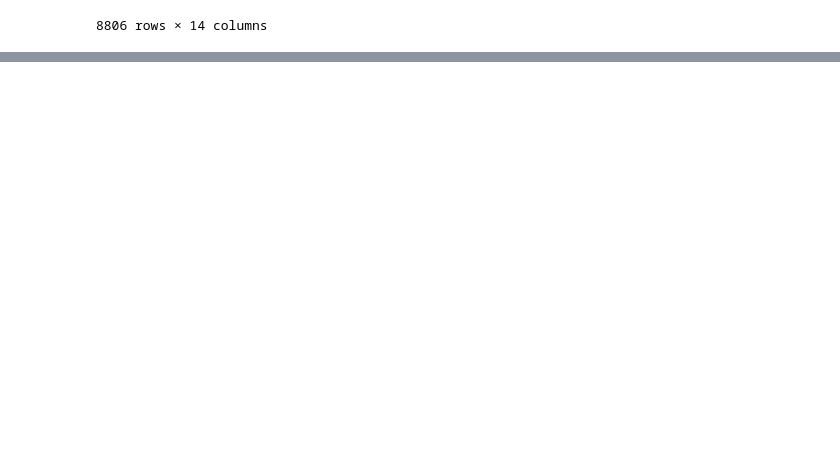
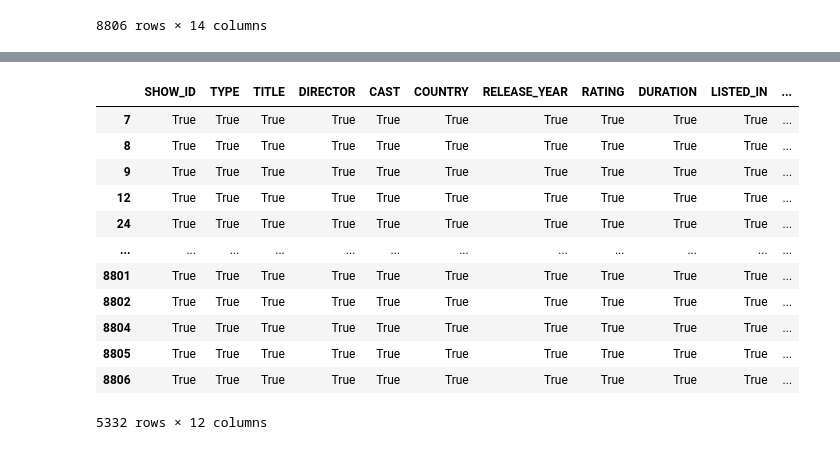
Before and after one commit to gauravvxv/Pandas, a Jupyter notebook: Notebook/pandas_practice.ipynb, the cells around one changed output, grey strips where cells are left out. Drawn from its saved outputs; the diff is of its cells as text; code cells hidden in the pictures; blank space fills up the shorter version.

```diff
--- a/Notebook/pandas_practice.ipynb
+++ b/Notebook/pandas_practice.ipynb
@@ -339,4 +339,4 @@ df
 | 8806 | s8807 | Movie | Zubaan | Mozez Singh | Vicky Kaushal, Sarah-Jane Dias, R... | India | March 2, 2019 | 2015 | TV-14 | 111 min | ... |
 8807 rows × 14 columns
 # %%
-df.drop(columns=['release_date'])
+df.drop(columns=['DATE_ADDED'],inplace=True)
@@ -383,0 +406,2 @@ df.head()
+# %%
+df.dropna(axis=0,inplace=True)
@@ -383,0 +425,16 @@ df.head()
+# %%
+df.notnull()
+# %% [output]
+|  | SHOW_ID | TYPE | TITLE | DIRECTOR | CAST | COUNTRY | RELEASE_YEAR | RATING | DURATION | LISTED_IN | ... |
+| 7 | True | True | True | True | True | True | True | True | True | True | ... |
+| 8 | True | True | True | True | True | True | True | True | True | True | ... |
+| 9 | True | True | True | True | True | True | True | True | True | True | ... |
+| 12 | True | True | True | True | True | True | True | True | True | True | ... |
+| 24 | True | True | True | True | True | True | True | True | True | True | ... |
+| ... | ... | ... | ... | ... | ... | ... | ... | ... | ... | ... | ... |
+| 8801 | True | True | True | True | True | True | True | True | True | True | ... |
+| 8802 | True | True | True | True | True | True | True | True | True | True | ... |
+| 8804 | True | True | True | True | True | True | True | True | True | True | ... |
+| 8805 | True | True | True | True | True | True | True | True | True | True | ... |
+| 8806 | True | True | True | True | True | True | True | True | True | True | ... |
+5332 rows × 12 columns
```
Also changed, not shown: parts of 8 cells of this notebook.
